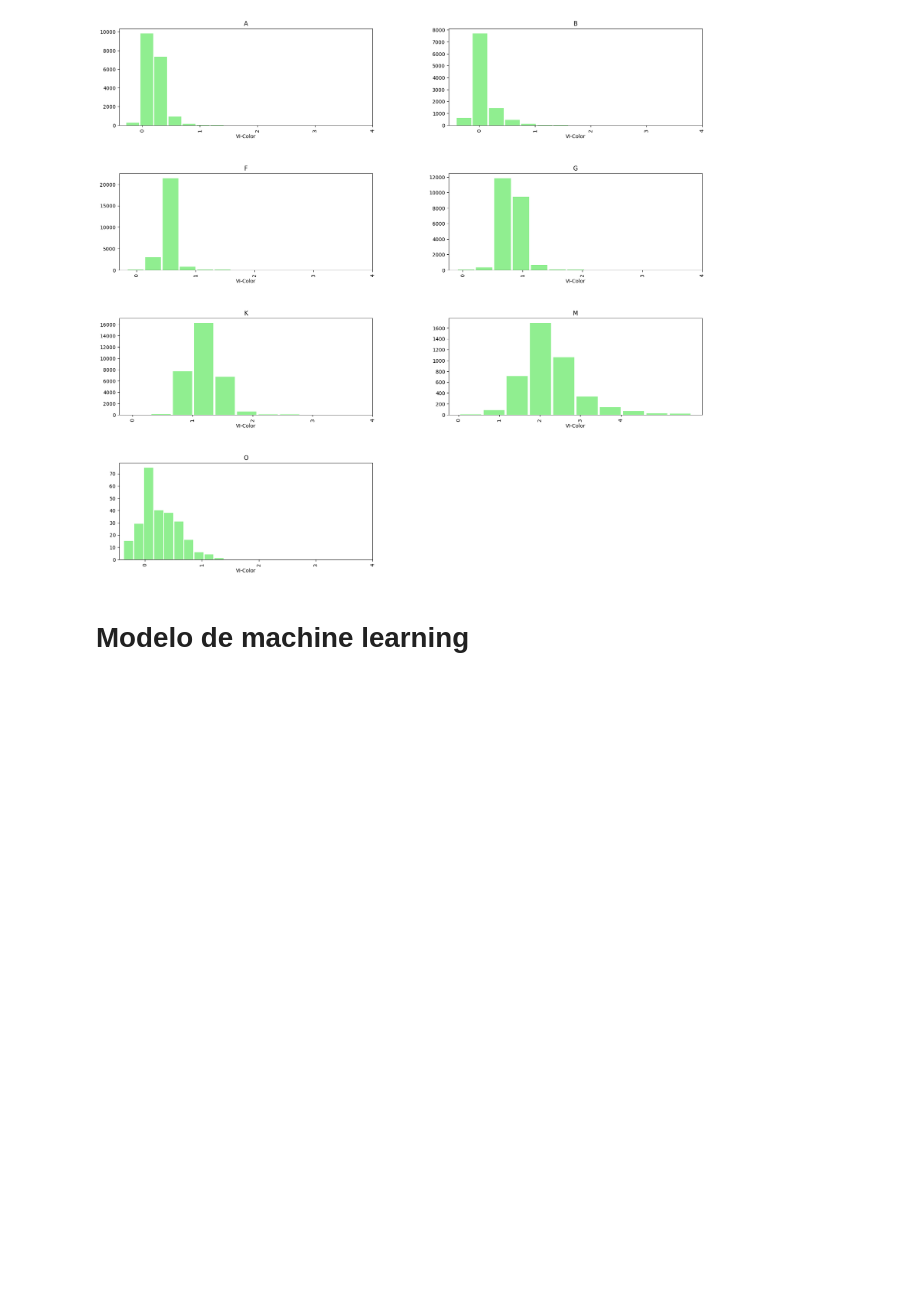
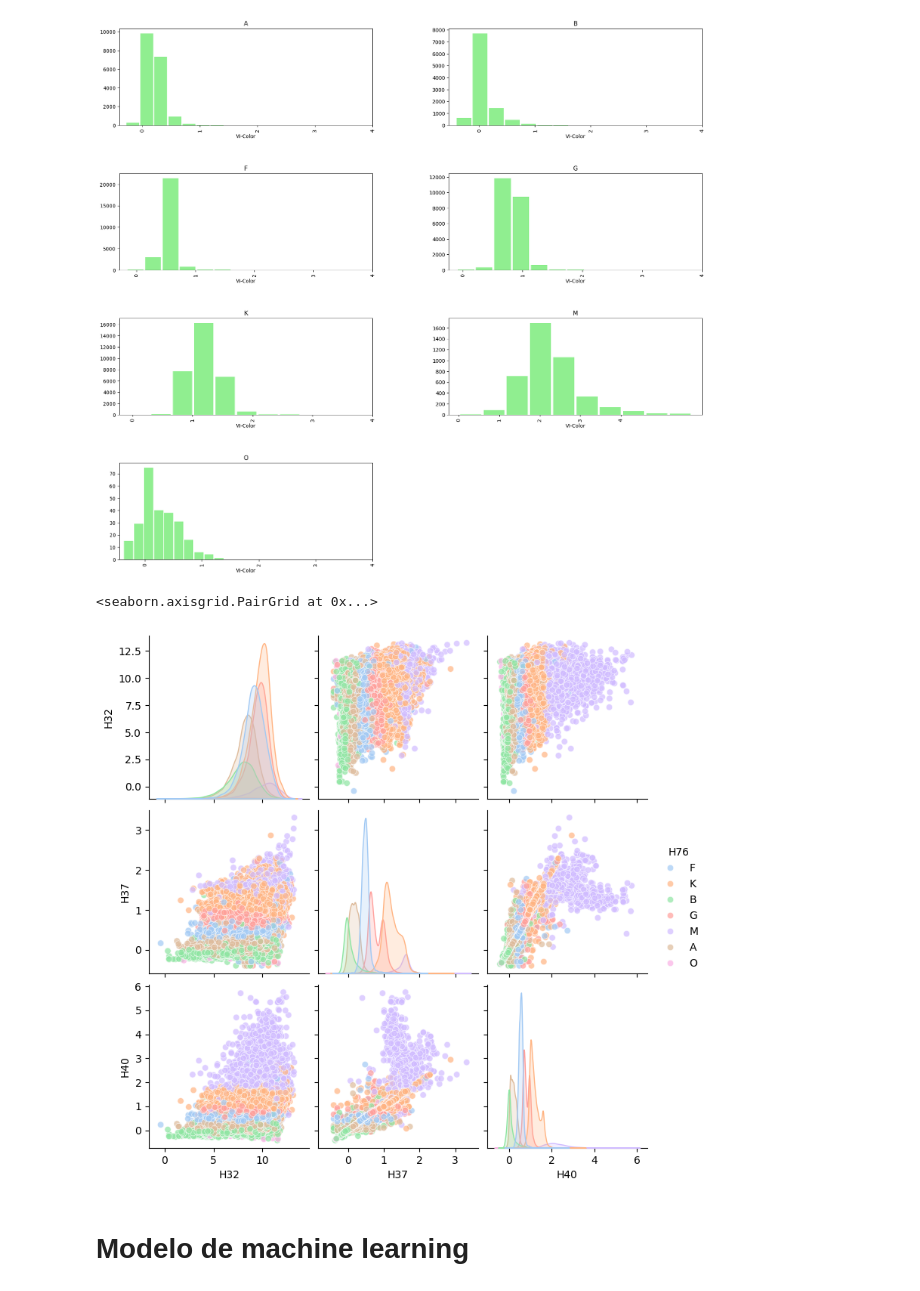
Before and after one commit to bsttiv/tipos_espectrales, a Jupyter notebook: Tipos_Espectrales.ipynb, the cells around one changed output. Saved outputs shown, nothing was run; the diff lists cells and outputs as text; code cells hidden in the pictures; blank space fills up the shorter version.

```diff
--- a/Tipos_Espectrales.ipynb
+++ b/Tipos_Espectrales.ipynb
@@ -191,6 +199,14 @@ for row in ax:
     x.set_xticks(np.linspace(0, 4, 5))
 # %% [output]
 [figure]
+# %%
+import seaborn as sns
+
+sns.pairplot(df, hue = 'H76', diag_kind = 'kde', palette= sns.color_palette("pastel"), plot_kws=dict(alpha = 0.7),
+                   diag_kws=dict(fill=True))
+# %% [output]
+<seaborn.axisgrid.PairGrid at 0x...>
+[figure, added]
 # %% [markdown]
 # Modelo de machine learning
 # %% [markdown]
```
Also changed, not shown: parts of 10 cells of this notebook.
